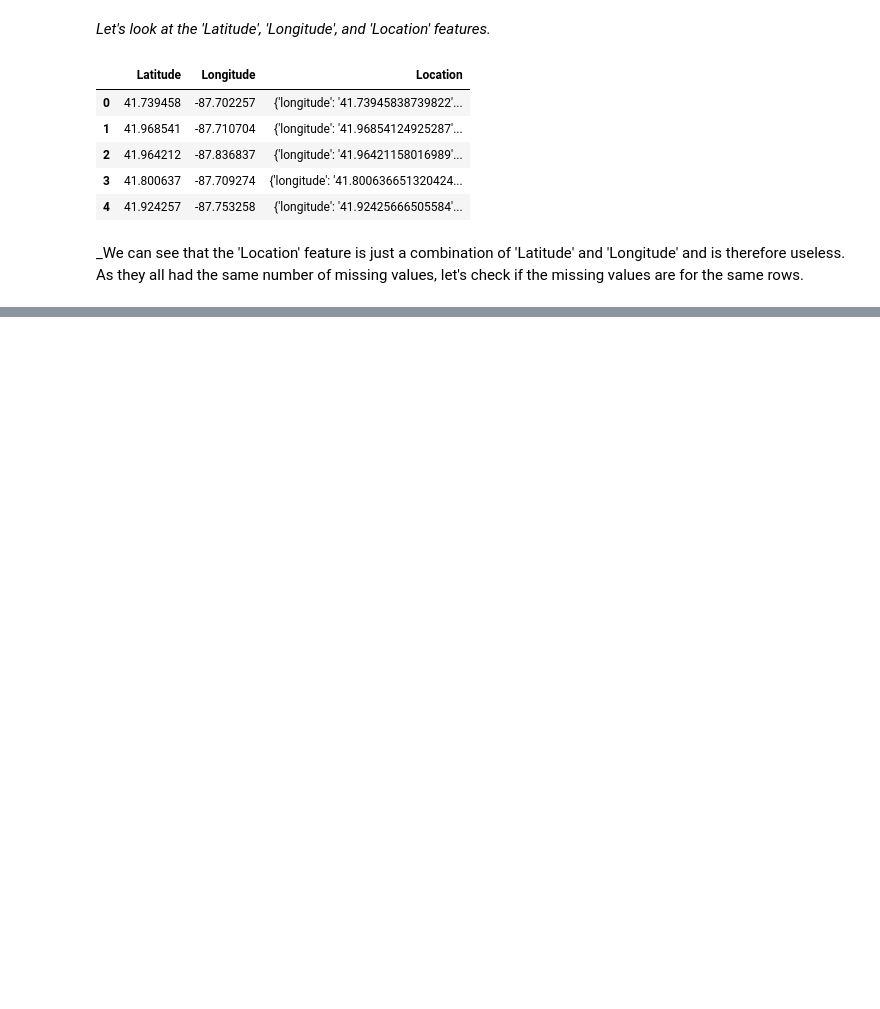
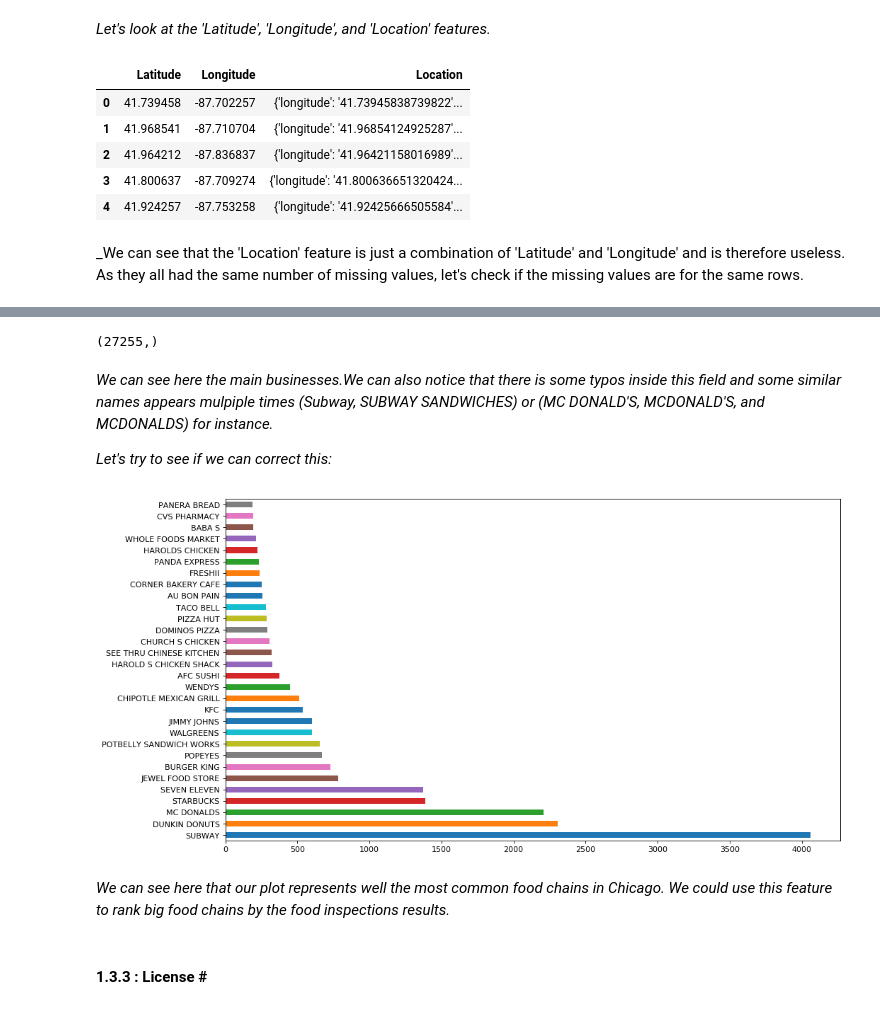
Before and after one commit to pierreschutz/ADA_Project, a Jupyter notebook: food_inspections.ipynb, the cells around one changed output, grey strips where cells are left out. Saved outputs shown, nothing was run; the diff lists cells and outputs as text; code cells hidden in the pictures; blank space fills up the shorter version.

```diff
--- a/food_inspections.ipynb
+++ b/food_inspections.ipynb
@@ -201,0 +476,3 @@ _We can see that the 'Location' feature is just a combination of 'Latitude' and
+# %%
+# 1.2.5 Risk : Remove rows with nulls.
+clean_inspection_data = clean_inspection_data[clean_inspection_data['Risk'].isnull() == False]
@@ -201,0 +481,3 @@ _We can see that the 'Location' feature is just a combination of 'Latitude' and
+# %%
+# 1.2.7 License : Remove rows with nulls.
+clean_inspection_data = clean_inspection_data[clean_inspection_data['License #'].isnull() == False]
@@ -201,0 +520,2 @@ _We can see that the 'Location' feature is just a combination of 'Latitude' and
+# %%
+inspection_data_eda = clean_inspection_data.copy()
@@ -201,0 +552,8 @@ _We can see that the 'Location' feature is just a combination of 'Latitude' and
+# %%
+inspection_data_eda['DBA Name'].value_counts().shape
+# %% [output]
+(27255,)
+# %% [markdown]
+_We can see here the main businesses.We can also notice that there is some typos inside this field and some similar names appears mulpiple times (Subway, SUBWAY SANDWICHES) or (MC DONALD'S, MCDONALD'S, and MCDONALDS) for instance._
+
+_Let's try to see if we can correct this:_
@@ -201,0 +687,13 @@ _We can see that the 'Location' feature is just a combination of 'Latitude' and
+# %%
+# Apply the string parse to DBA Name
+inspection_data_eda['DBA Name'] = inspection_data_eda['DBA Name'].map(clean_dba_names)
+# %%
+# Plot the 30 most appearning names
+plt.figure(figsize=(14, 8), dpi = 80)
+inspection_hist = inspection_data_eda['DBA Name'].value_counts().head(30).plot(kind='barh')
+# %% [output]
+[figure, added]
+# %% [markdown]
+_We can see here that our plot represents well the most common food chains in Chicago. We could use this feature to rank big food chains by the food inspections results._
+# %% [markdown]
+#### 1.3.3 : License \#  #
```
Also changed, not shown: parts of 126 cells of this notebook.
